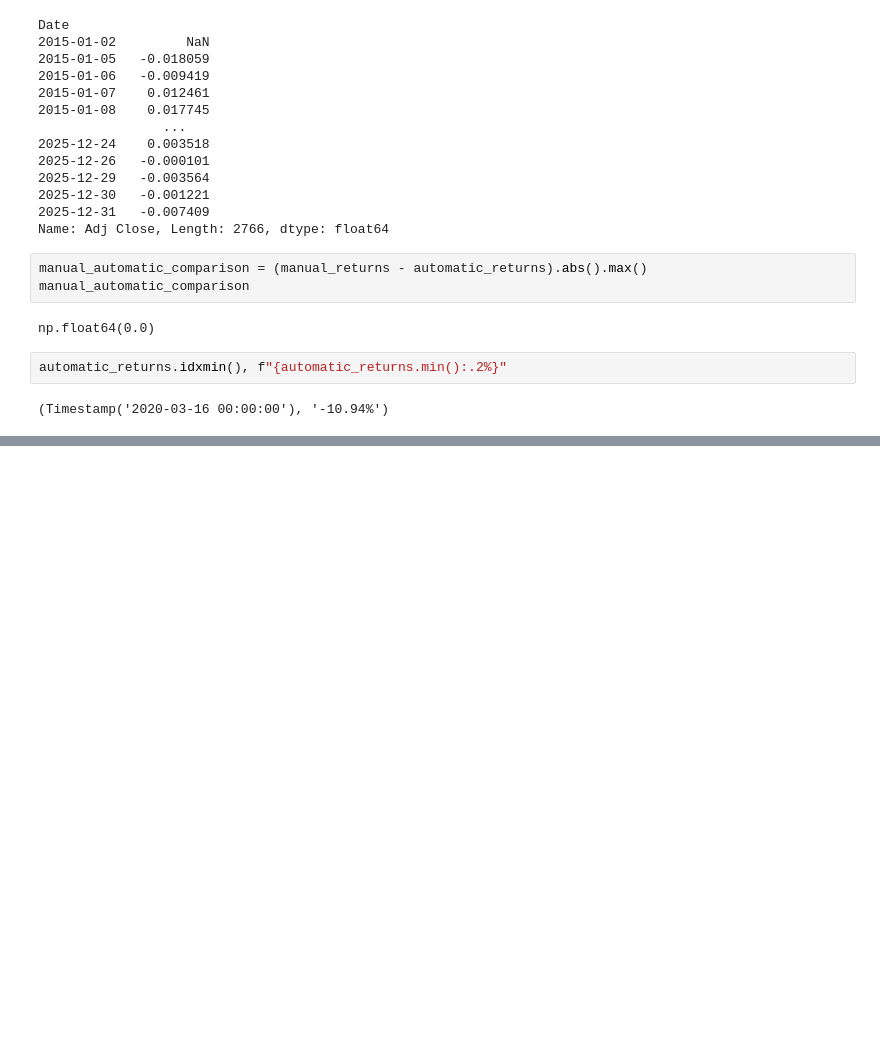
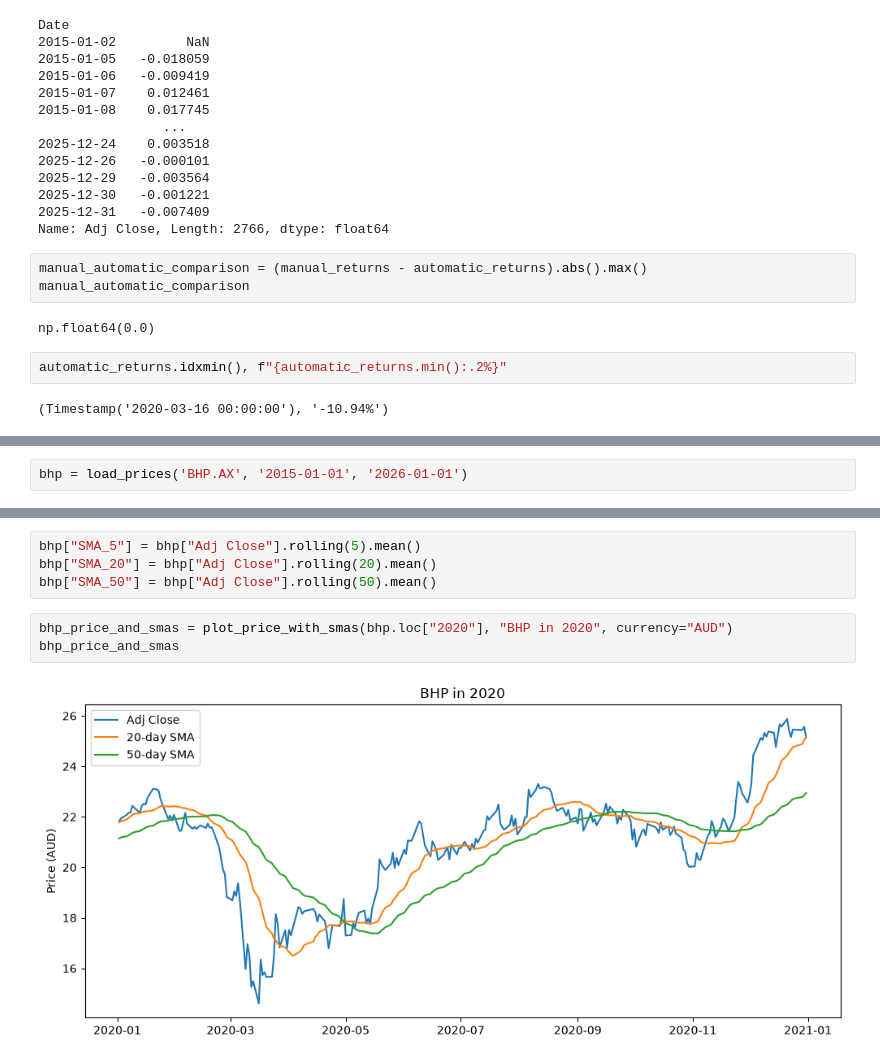
Before and after one commit to GHamilton04/backtester, a Jupyter notebook: notebooks/03_returns_and_averages.ipynb, the cells around one changed output, grey strips where cells are left out. Cells and saved outputs as stored; diff of their text form; blank space fills up the shorter version.

```diff
--- a/notebooks/03_returns_and_averages.ipynb
+++ b/notebooks/03_returns_and_averages.ipynb
@@ -199,0 +232,2 @@ automatic_returns.idxmin(), f"{automatic_returns.min():.2%}"
+# %%
+bhp = load_prices('BHP.AX', '2015-01-01', '2026-01-01')
@@ -199,0 +301,9 @@ automatic_returns.idxmin(), f"{automatic_returns.min():.2%}"
+# %%
+bhp["SMA_5"] = bhp["Adj Close"].rolling(5).mean()
+bhp["SMA_20"] = bhp["Adj Close"].rolling(20).mean()
+bhp["SMA_50"] = bhp["Adj Close"].rolling(50).mean()
+# %%
+bhp_price_and_smas = plot_price_with_smas(bhp.loc["2020"], "BHP in 2020", currency="AUD")
+bhp_price_and_smas
+# %% [output]
+[figure, added]
```
Also changed, not shown: parts of 20 cells of this notebook.
